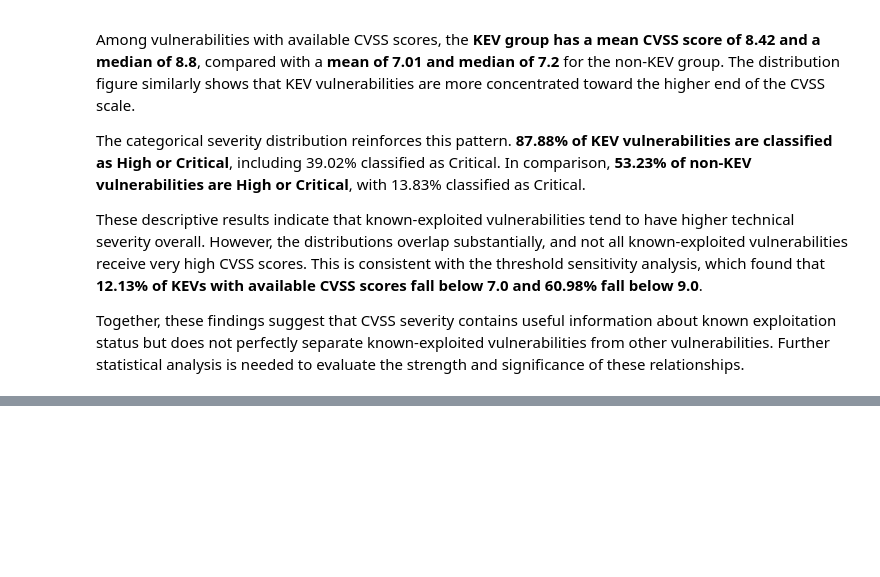
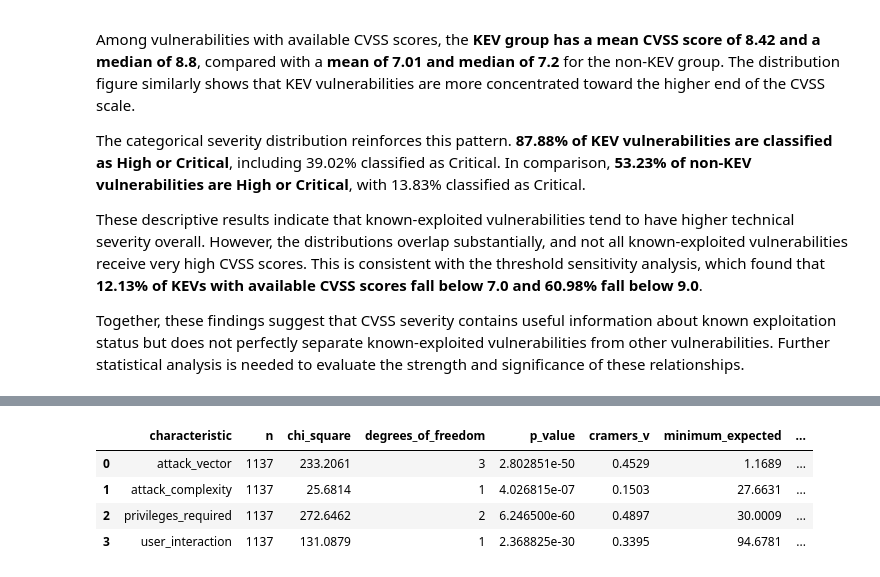
Before and after one commit to aaliyahmjh/data698-capstone, a Jupyter notebook: notebooks/core_eda.ipynb, the cells around one changed output, grey strips where cells are left out. Saved outputs shown, nothing was run; the diff lists cells and outputs as text; code cells hidden in the pictures; blank space fills up the shorter version.

```diff
--- a/notebooks/core_eda.ipynb
+++ b/notebooks/core_eda.ipynb
@@ -772,0 +1187,96 @@ Together, these findings suggest that CVSS severity contains useful information
+# %%
+from scipy.stats import chi2_contingency
+
+# Chi-square tests and Cramér's V
+
+test_characteristics = [
+    "attack_vector",
+    "attack_complexity",
+    "privileges_required",
+    "user_interaction"
+]
+
+chi_square_results = []
+
+expected_frequency_tables = {}
+
+for variable in test_characteristics:
+
+    test_data = characteristic_df.dropna(
+        subset=[variable, "mismatch_below_9"]
+    )
+
+    contingency_table = pd.crosstab(
+        test_data[variable],
+        test_data["mismatch_below_9"]
+    )
+
+    chi2, p_value, dof, expected = chi2_contingency(
+        contingency_table
+    )
+
+    n = contingency_table.to_numpy().sum()
+    rows, cols = contingency_table.shape
+
+    # Cramér's V
+    cramers_v = np.sqrt(
+        chi2 / (n * min(rows - 1, cols - 1))
+    )
+
+    # Expected-frequency diagnostics
+    expected_df = pd.DataFrame(
+        expected,
+        index=contingency_table.index,
+        columns=contingency_table.columns
+    )
+
+    expected_frequency_tables[variable] = expected_df
+
+    cells_below_5 = int((expected < 5).sum())
+    total_cells = expected.size
+    percent_cells_below_5 = (
+        cells_below_5 / total_cells * 100
+    )
+
+    minimum_expected = expected.min()
+
+    chi_square_results.append({
+        "characteristic": variable,
+        "n": n,
+        "chi_square": chi2,
+        "degrees_of_freedom": dof,
+        "p_value": p_value,
+        "cramers_v": cramers_v,
+        "minimum_expected": minimum_expected,
+        "cells_expected_below_5": cells_below_5,
+        "percent_cells_expected_below_5": percent_cells_below_5
+    })
+
+
+chi_square_results_df = pd.DataFrame(
+    chi_square_results
+)
+
+chi_square_results_df[
+    [
+        "chi_square",
+        "cramers_v",
+        "minimum_expected",
+        "percent_cells_expected_below_5"
+    ]
+] = chi_square_results_df[
+    [
+        "chi_square",
+        "cramers_v",
+        "minimum_expected",
+        "percent_cells_expected_below_5"
+    ]
+].round(4)
+
+display(chi_square_results_df)
+# %% [output]
+|  | characteristic | n | chi_square | degrees_of_freedom | p_value | cramers_v | minimum_expected | ... |
+| 0 | attack_vector | 1137 | 233.2061 | 3 | 2.802851e-50 | 0.4529 | 1.1689 | ... |
+| 1 | attack_complexity | 1137 | 25.6814 | 1 | 4.026815e-07 | 0.1503 | 27.6631 | ... |
+| 2 | privileges_required | 1137 | 272.6462 | 2 | 6.246500e-60 | 0.4897 | 30.0009 | ... |
+| 3 | user_interaction | 1137 | 131.0879 | 1 | 2.368825e-30 | 0.3395 | 94.6781 | ... |
```
Also changed, not shown: parts of 17 cells of this notebook, 4 other files.
